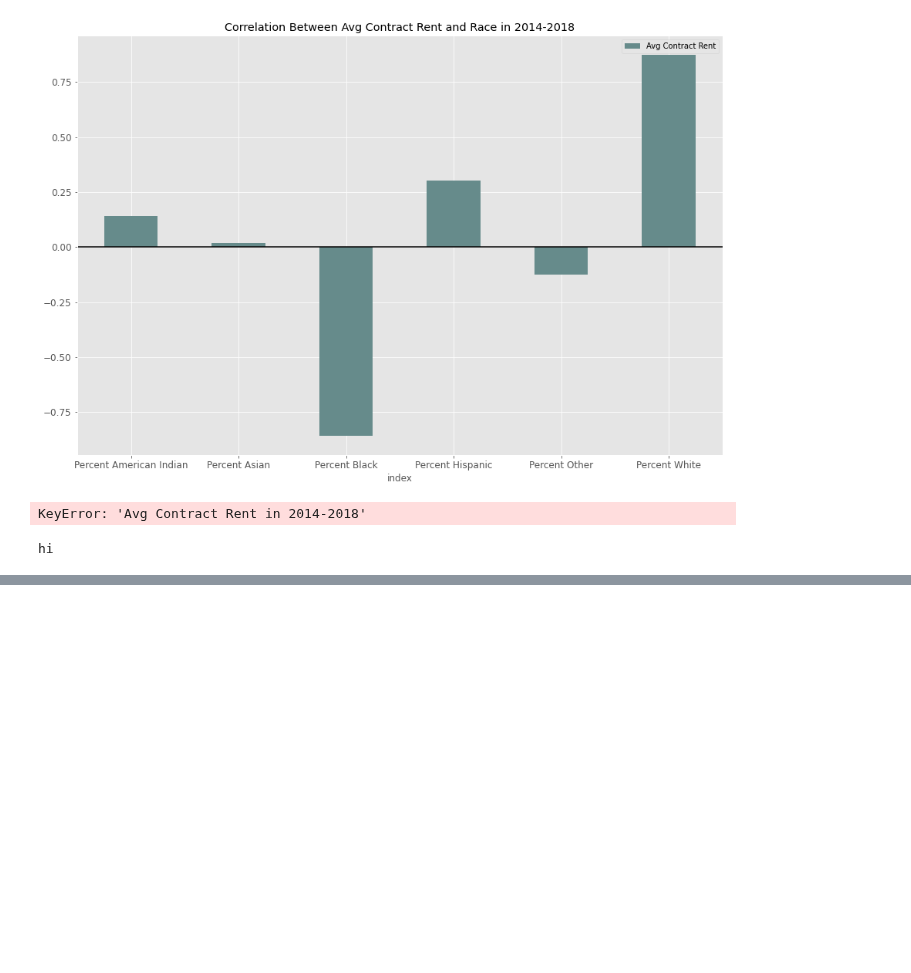
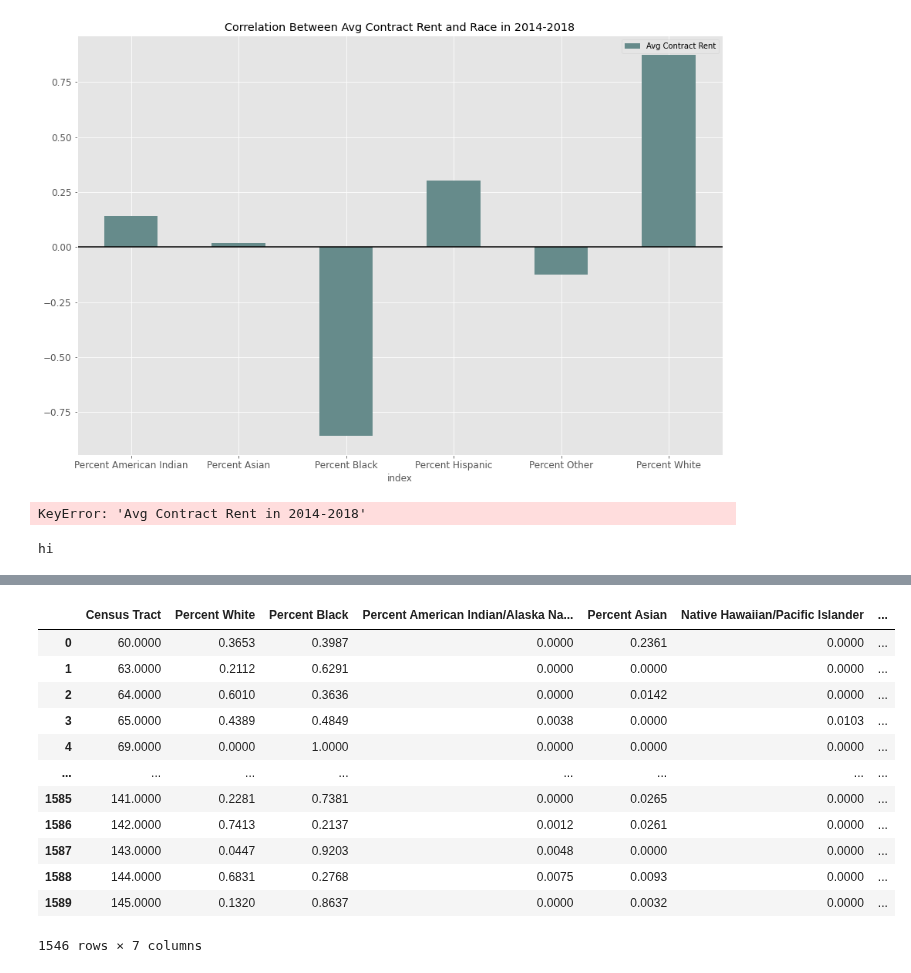
Before and after one commit to leosimanonok/DataScienceFinalTutorial, a Jupyter notebook: Leah.ipynb, the cells around one changed output, grey strips where cells are left out. Drawn from its saved outputs; the diff is of its cells as text; code cells hidden in the pictures; blank space fills up the shorter version.

```diff
--- a/Leah.ipynb
+++ b/Leah.ipynb
@@ -756,0 +777,26 @@ X_dict = housing[features].to_dict(orient="records")
+# %%
+cens_race['Percent White'] = cens_race["White"].astype(float) / cens_race['Total Population'].astype(float)
+cens_race['Percent Black'] = cens_race["Black"].astype(float) / cens_race['Total Population'].astype(float)
+cens_race['Percent American Indian/Alaska Native'] = cens_race["American Indian and Alask Native"].astype(float) / cens_race['Total Population'].astype(float)
+cens_race['Percent Asian'] = cens_race["Asian"].astype(float) / cens_race['Total Population'].astype(float)
+cens_race['Native Hawaiian/Pacific Islander'] = cens_race["Native Hawaiian and Other Pacific Islander"].astype(float) / cens_race['Total Population'].astype(float)
+cens_race['Percent Other'] = cens_race["Other"].astype(float) / cens_race['Total Population'].astype(float)
+# %%
+cens_race.dropna()
+race_pct = cens_race[['Census Tract', 'Percent White', 'Percent Black', 'Percent American Indian/Alaska Native', 'Percent Asian', 'Native Hawaiian/Pacific Islander', 'Percent Other']].drop_duplicates()
+# %%
+race_pct
+# %% [output]
+|  | Census Tract | Percent White | Percent Black | Percent American Indian/Alaska Na... | Percent Asian | Native Hawaiian/Pacific Islander | ... |
+| 0 | 60.0000 | 0.3653 | 0.3987 | 0.0000 | 0.2361 | 0.0000 | ... |
+| 1 | 63.0000 | 0.2112 | 0.6291 | 0.0000 | 0.0000 | 0.0000 | ... |
+| 2 | 64.0000 | 0.6010 | 0.3636 | 0.0000 | 0.0142 | 0.0000 | ... |
+| 3 | 65.0000 | 0.4389 | 0.4849 | 0.0038 | 0.0000 | 0.0103 | ... |
+| 4 | 69.0000 | 0.0000 | 1.0000 | 0.0000 | 0.0000 | 0.0000 | ... |
+| ... | ... | ... | ... | ... | ... | ... | ... |
+| 1585 | 141.0000 | 0.2281 | 0.7381 | 0.0000 | 0.0265 | 0.0000 | ... |
+| 1586 | 142.0000 | 0.7413 | 0.2137 | 0.0012 | 0.0261 | 0.0000 | ... |
+| 1587 | 143.0000 | 0.0447 | 0.9203 | 0.0048 | 0.0000 | 0.0000 | ... |
+| 1588 | 144.0000 | 0.6831 | 0.2768 | 0.0075 | 0.0093 | 0.0000 | ... |
+| 1589 | 145.0000 | 0.1320 | 0.8637 | 0.0000 | 0.0032 | 0.0000 | ... |
+1546 rows × 7 columns
```
Also changed, not shown: parts of 2 cells of this notebook.
